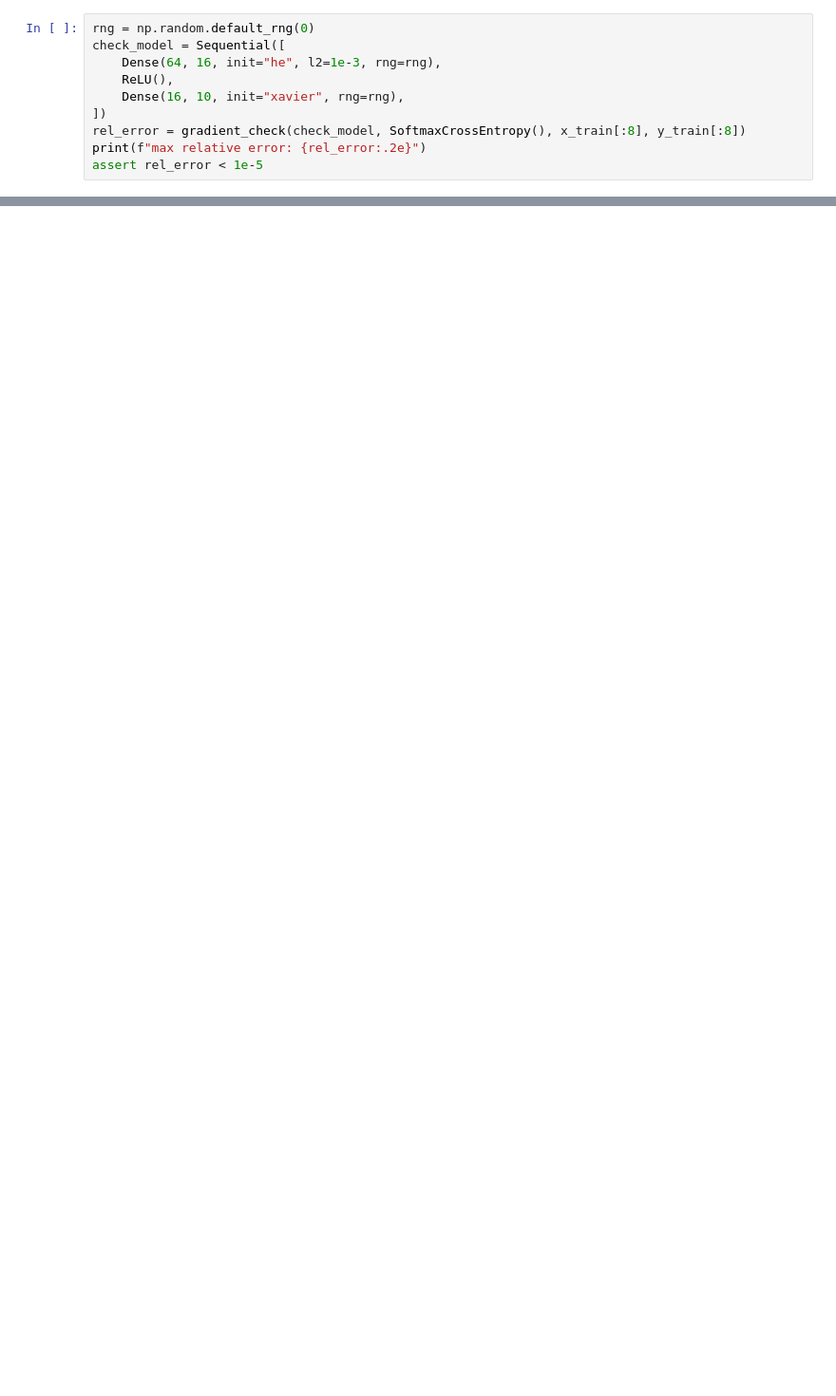
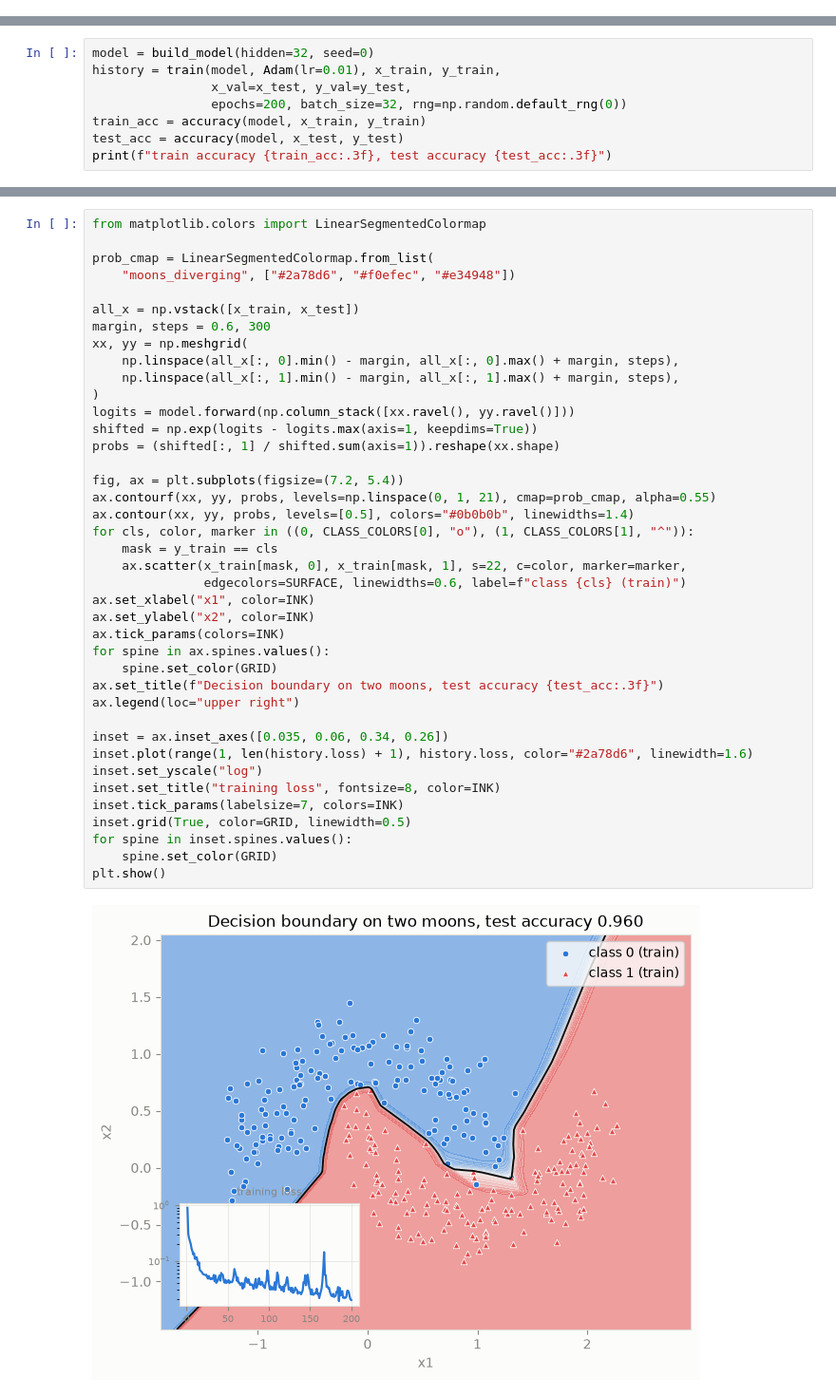
Before and after one commit to aamirmalik-dr/neural-network-from-scratch, a Jupyter notebook: notebooks/demo.ipynb, the cells around one changed output, grey strips where cells are left out. Shown at 95% size. Cells and saved outputs as stored; diff of their text form; blank space fills up the shorter version.

```diff
--- a/notebooks/demo.ipynb
+++ b/notebooks/demo.ipynb
@@ -30,10 +0,0 @@ Before trusting the training loop, compare the analytic gradients from backpropa
-# %%
-rng = np.random.default_rng(0)
-check_model = Sequential([
-    Dense(64, 16, init="he", l2=1e-3, rng=rng),
-    ReLU(),
-    Dense(16, 10, init="xavier", rng=rng),
-])
-rel_error = gradient_check(check_model, SoftmaxCrossEntropy(), x_train[:8], y_train[:8])
-print(f"max relative error: {rel_error:.2e}")
-assert rel_error < 1e-5
@@ -45,0 +229,8 @@ Two hidden ReLU layers with He initialization, light L2 weight decay, and dropou
+# %%
+model = build_model(hidden=32, seed=0)
+history = train(model, Adam(lr=0.01), x_train, y_train,
+                x_val=x_test, y_val=y_test,
+                epochs=200, batch_size=32, rng=np.random.default_rng(0))
+train_acc = accuracy(model, x_train, y_train)
+test_acc = accuracy(model, x_test, y_test)
+print(f"train accuracy {train_acc:.3f}, test accuracy {test_acc:.3f}")
@@ -45,0 +239,42 @@ Two hidden ReLU layers with He initialization, light L2 weight decay, and dropou
+# %%
+from matplotlib.colors import LinearSegmentedColormap
+
+prob_cmap = LinearSegmentedColormap.from_list(
+    "moons_diverging", ["#2a78d6", "#f0efec", "#e34948"])
+
+all_x = np.vstack([x_train, x_test])
+margin, steps = 0.6, 300
+xx, yy = np.meshgrid(
+    np.linspace(all_x[:, 0].min() - margin, all_x[:, 0].max() + margin, steps),
+    np.linspace(all_x[:, 1].min() - margin, all_x[:, 1].max() + margin, steps),
+)
+logits = model.forward(np.column_stack([xx.ravel(), yy.ravel()]))
+shifted = np.exp(logits - logits.max(axis=1, keepdims=True))
+probs = (shifted[:, 1] / shifted.sum(axis=1)).reshape(xx.shape)
+
+fig, ax = plt.subplots(figsize=(7.2, 5.4))
+ax.contourf(xx, yy, probs, levels=np.linspace(0, 1, 21), cmap=prob_cmap, alpha=0.55)
+ax.contour(xx, yy, probs, levels=[0.5], colors="#0b0b0b", linewidths=1.4)
+for cls, color, marker in ((0, CLASS_COLORS[0], "o"), (1, CLASS_COLORS[1], "^")):
+    mask = y_train == cls
+    ax.scatter(x_train[mask, 0], x_train[mask, 1], s=22, c=color, marker=marker,
+               edgecolors=SURFACE, linewidths=0.6, label=f"class {cls} (train)")
+ax.set_xlabel("x1", color=INK)
+ax.set_ylabel("x2", color=INK)
+ax.tick_params(colors=INK)
+for spine in ax.spines.values():
+    spine.set_color(GRID)
+ax.set_title(f"Decision boundary on two moons, test accuracy {test_acc:.3f}")
+ax.legend(loc="upper right")
+
+inset = ax.inset_axes([0.035, 0.06, 0.34, 0.26])
+inset.plot(range(1, len(history.loss) + 1), history.loss, color="#2a78d6", linewidth=1.6)
+inset.set_yscale("log")
+inset.set_title("training loss", fontsize=8, color=INK)
+inset.tick_params(labelsize=7, colors=INK)
+inset.grid(True, color=GRID, linewidth=0.5)
+for spine in inset.spines.values():
+    spine.set_color(GRID)
+plt.show()
+# %% [output]
+[figure, added]
```
Also changed, not shown: parts of 23 cells of this notebook, 2 other files.
